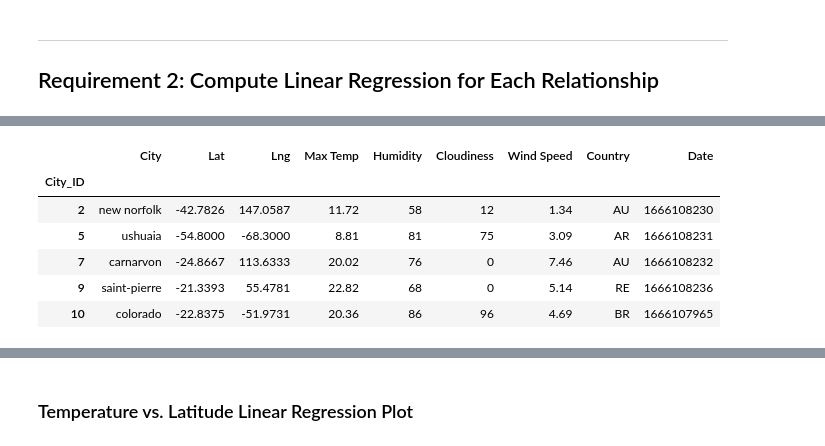
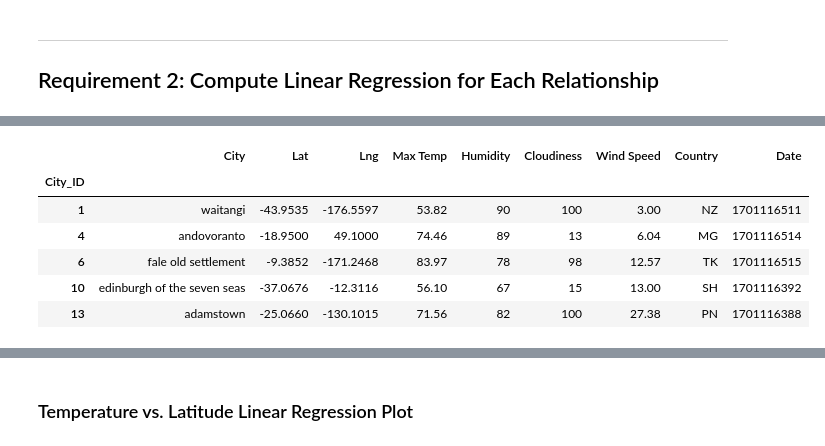
Before and after one commit to mishaborunda/SMU_Data_Analytics_HW2023, a Jupyter notebook: 06-python_API_HW/Submission/starter_code/WeatherPy.ipynb, the cells around one changed output, grey strips where cells are left out. Cells and saved outputs as stored; diff of their text form; code cells hidden in the pictures.

```diff
--- a/06-python_API_HW/Submission/starter_code/WeatherPy.ipynb
+++ b/06-python_API_HW/Submission/starter_code/WeatherPy.ipynb
@@ -273,14 +413,14 @@ northern_hemi_df.head()
 # %%
 # Create a DataFrame with the Southern Hemisphere data (Latitude < 0)
 # YOUR CODE HERE
-
+southern_hemi_df = city_data_df.loc[city_data_df.Lat< 0]
 # Display sample data
 southern_hemi_df.head()
 # %% [output]
 |  | City | Lat | Lng | Max Temp | Humidity | Cloudiness | Wind Speed | Country | Date |
 | City_ID |  |  |  |  |  |  |  |  |  |
-| 2 | new norfolk | -42.7826 | 147.0587 | 11.72 | 58 | 12 | 1.34 | AU | 1666108230 |
-| 5 | ushuaia | -54.8000 | -68.3000 | 8.81 | 81 | 75 | 3.09 | AR | 1666108231 |
-| 7 | carnarvon | -24.8667 | 113.6333 | 20.02 | 76 | 0 | 7.46 | AU | 1666108232 |
-| 9 | saint-pierre | -21.3393 | 55.4781 | 22.82 | 68 | 0 | 5.14 | RE | 1666108236 |
-| 10 | colorado | -22.8375 | -51.9731 | 20.36 | 86 | 96 | 4.69 | BR | 1666107965 |
+| 1 | waitangi | -43.9535 | -176.5597 | 53.82 | 90 | 100 | 3.00 | NZ | 1701116511 |
+| 4 | andovoranto | -18.9500 | 49.1000 | 74.46 | 89 | 13 | 6.04 | MG | 1701116514 |
+| 6 | fale old settlement | -9.3852 | -171.2468 | 83.97 | 78 | 98 | 12.57 | TK | 1701116515 |
+| 10 | edinburgh of the seven seas | -37.0676 | -12.3116 | 56.10 | 67 | 15 | 13.00 | SH | 1701116392 |
+| 13 | adamstown | -25.0660 | -130.1015 | 71.56 | 82 | 100 | 27.38 | PN | 1701116388 |
```
Also changed, not shown: parts of 45 cells of this notebook, 7 other files.
